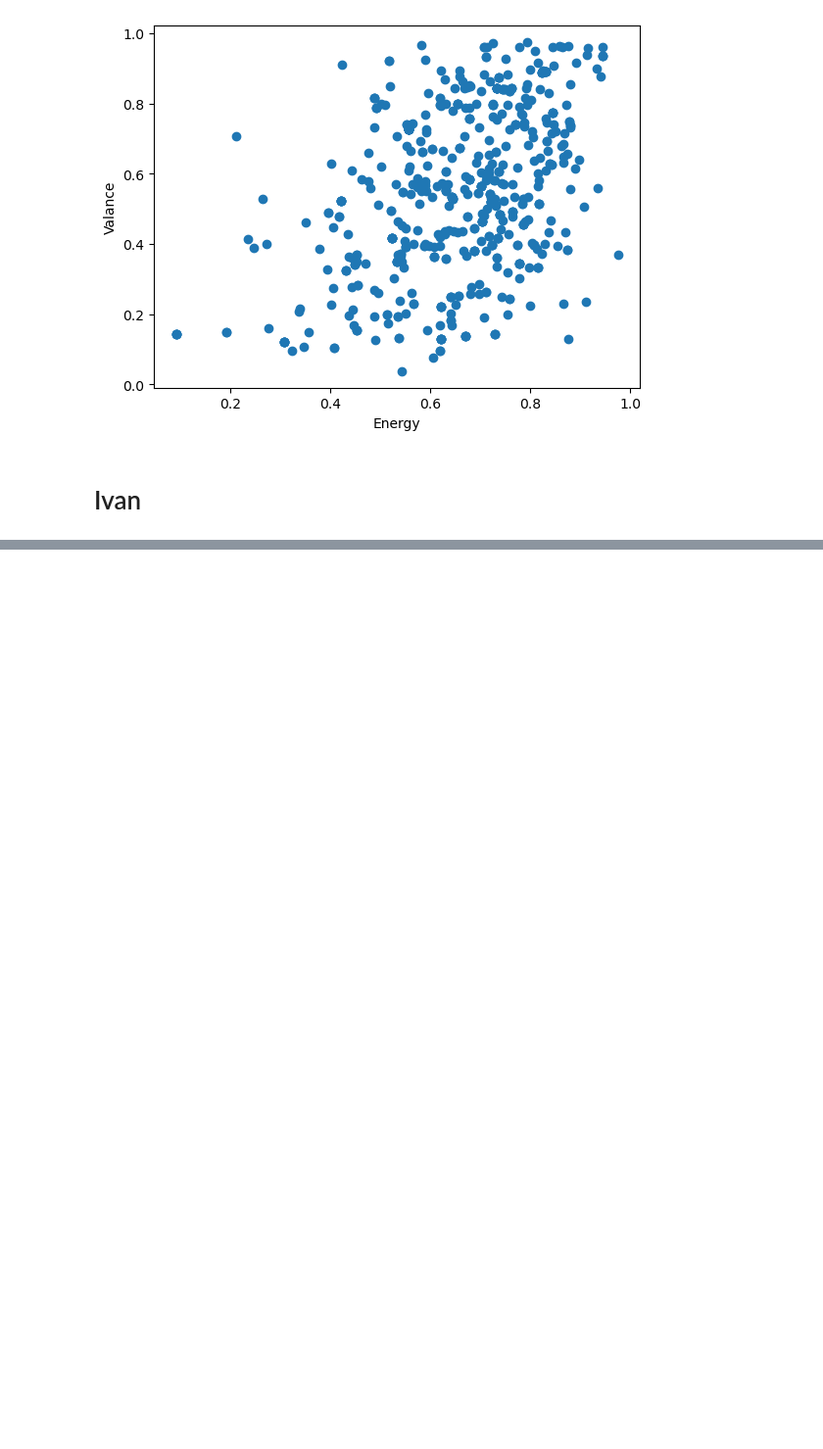
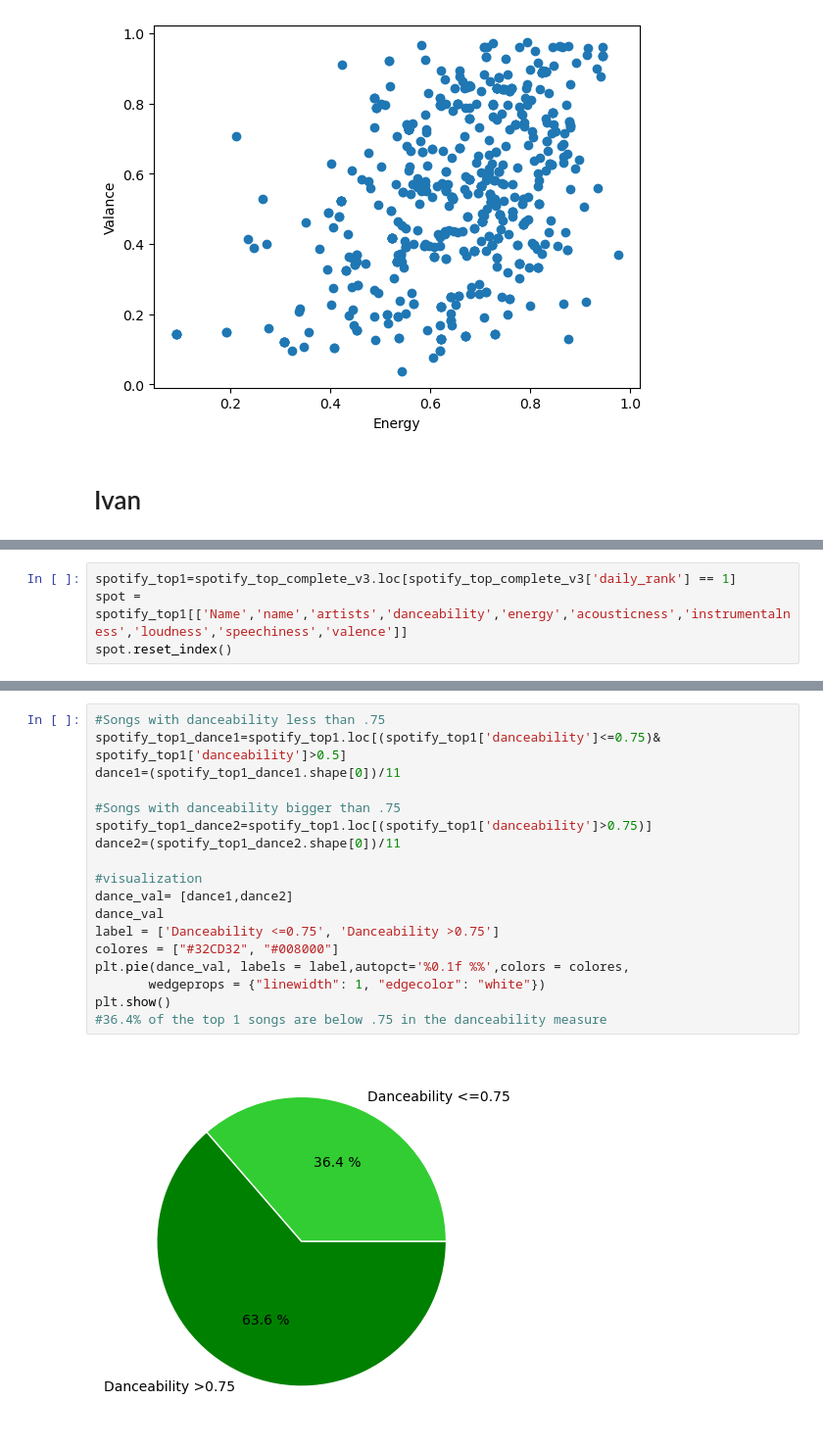
Before and after one commit to ivanchaveezz/Proyect1, a Jupyter notebook: Project Spotify_final.ipynb, the cells around one changed output, grey strips where cells are left out. Shown at 98% size. Saved outputs shown, nothing was run; the diff lists cells and outputs as text; blank space fills up the shorter version.

```diff
--- a/Project Spotify_final.ipynb
+++ b/Project Spotify_final.ipynb
@@ -737,0 +753,4 @@ plt.show()
+# %%
+spotify_top1=spotify_top_complete_v3.loc[spotify_top_complete_v3['daily_rank'] == 1]
+spot = spotify_top1[['Name','name','artists','danceability','energy','acousticness','instrumentalness','loudness','speechiness','valence']]
+spot.reset_index()
@@ -737,0 +770,20 @@ plt.show()
+# %%
+#Songs with danceability less than .75
+spotify_top1_dance1=spotify_top1.loc[(spotify_top1['danceability']<=0.75)& spotify_top1['danceability']>0.5]
+dance1=(spotify_top1_dance1.shape[0])/11
+
+#Songs with danceability bigger than .75
+spotify_top1_dance2=spotify_top1.loc[(spotify_top1['danceability']>0.75)]
+dance2=(spotify_top1_dance2.shape[0])/11
+
+#visualization
+dance_val= [dance1,dance2]
+dance_val
+label = ['Danceability <=0.75', 'Danceability >0.75']
+colores = ["#32CD32", "#008000"]
+plt.pie(dance_val, labels = label,autopct='%0.1f %%',colors = colores,
+       wedgeprops = {"linewidth": 1, "edgecolor": "white"})
+plt.show()
+#36.4% of the top 1 songs are below .75 in the danceability measure
+# %% [output]
+[figure, added]
```
Also changed, not shown: parts of 4 cells of this notebook.
